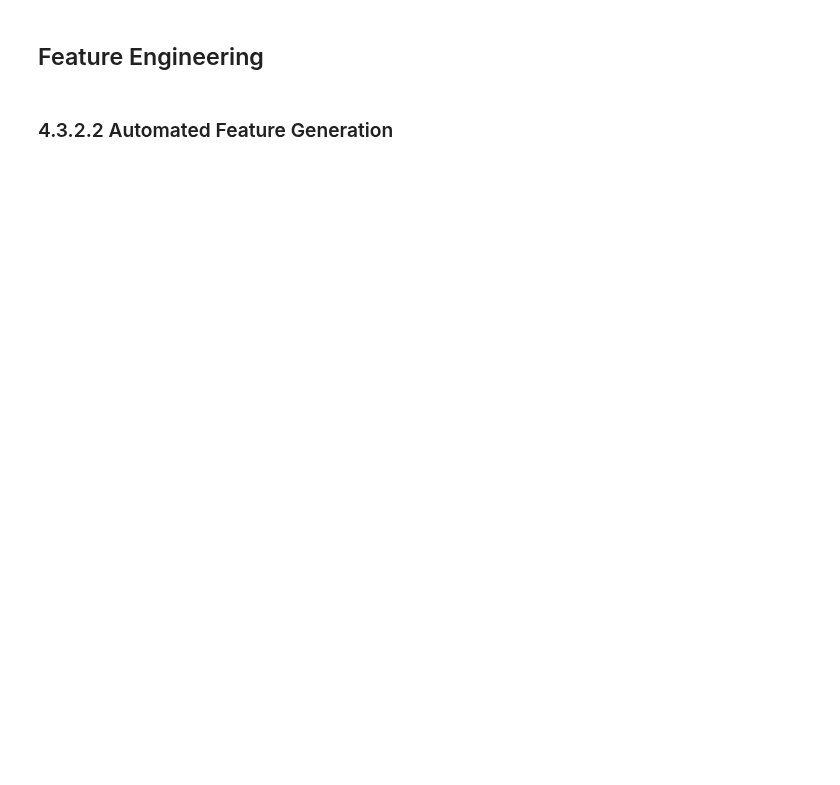
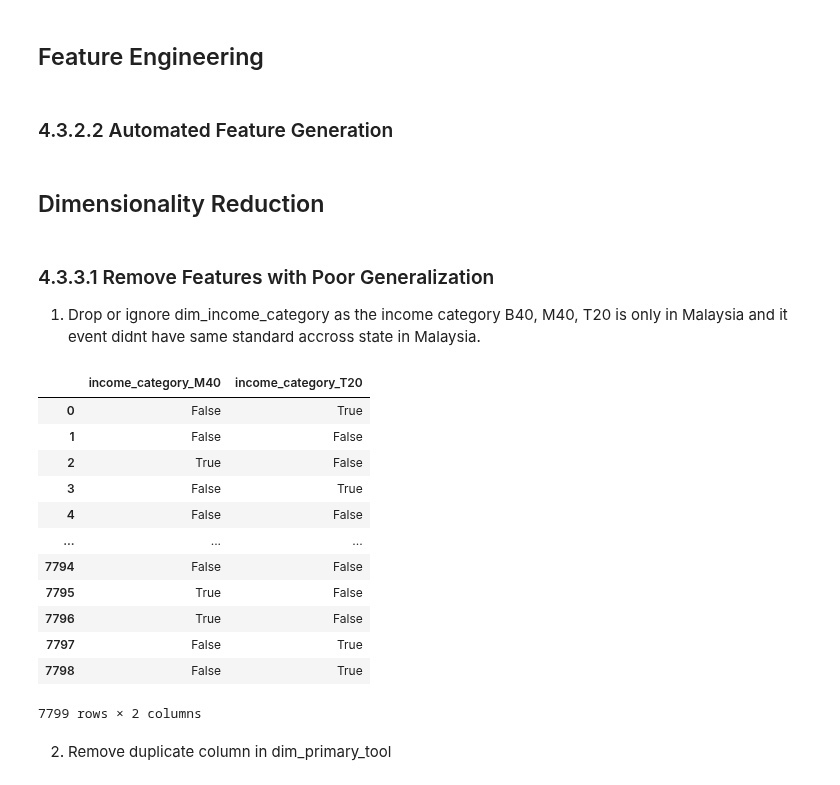
Before and after one commit to Aaron2k02/data-mining-warehousing-wages-analysis, a Jupyter notebook: notebooks/03_data_preprocessing/01_data_encoding.ipynb, the cells around one changed output. Drawn from its saved outputs; the diff is of its cells as text; code cells hidden in the pictures; blank space fills up the shorter version.

Commit message:
Perform part of dimensionality reduction

```diff
--- a/notebooks/03_data_preprocessing/01_data_encoding.ipynb
+++ b/notebooks/03_data_preprocessing/01_data_encoding.ipynb
@@ -256,3 +256,26 @@ dim_primary_tool = survey_df[[col for col in survey_df.columns if col.startswith
 dim_recommended_language = survey_df[[col for col in survey_df.columns if col.startswith('recommended_language_')]]
 
 dim_income_category = survey_df[[col for col in survey_df.columns if col.startswith('income_category_')]]
+# %% [markdown]
+## Dimensionality Reduction
+# %% [markdown]
+### 4.3.3.1 Remove Features with Poor Generalization
+1. Drop or ignore dim_income_category as the income category B40, M40, T20 is only in Malaysia and it event didnt have same standard accross state in Malaysia.
+# %%
+dim_income_category
+# %% [output]
+|  | income_category_M40 | income_category_T20 |
+| 0 | False | True |
+| 1 | False | False |
+| 2 | True | False |
+| 3 | False | True |
+| 4 | False | False |
+| ... | ... | ... |
+| 7794 | False | False |
+| 7795 | True | False |
+| 7796 | True | False |
+| 7797 | False | True |
+| 7798 | False | True |
+7799 rows × 2 columns
+# %% [markdown]
+2. Remove duplicate column in dim_primary_tool
```
Also changed, not shown: parts of 7 cells of this notebook.
